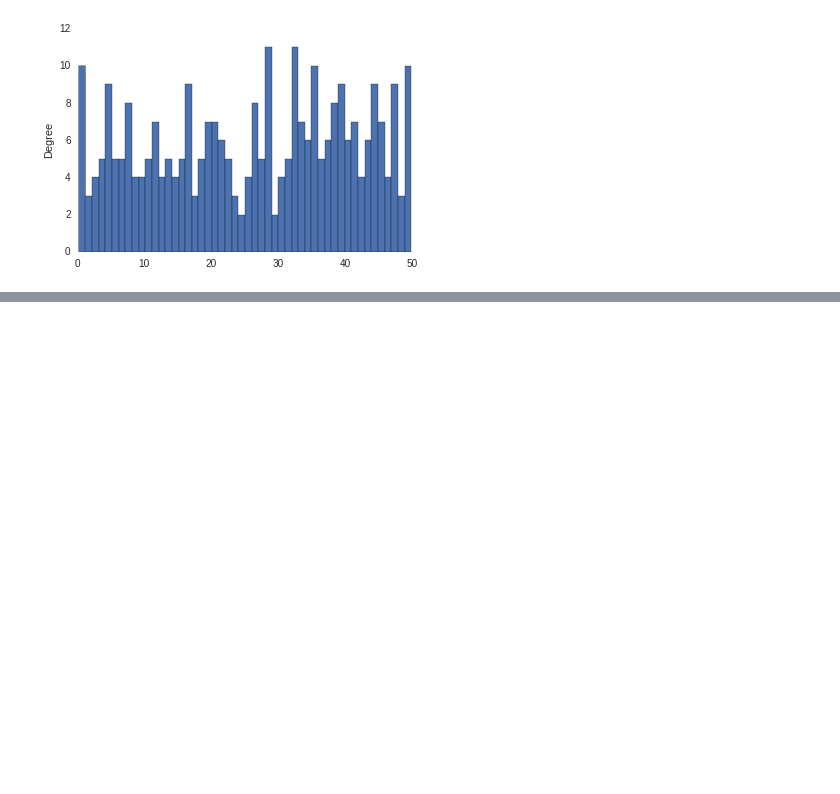
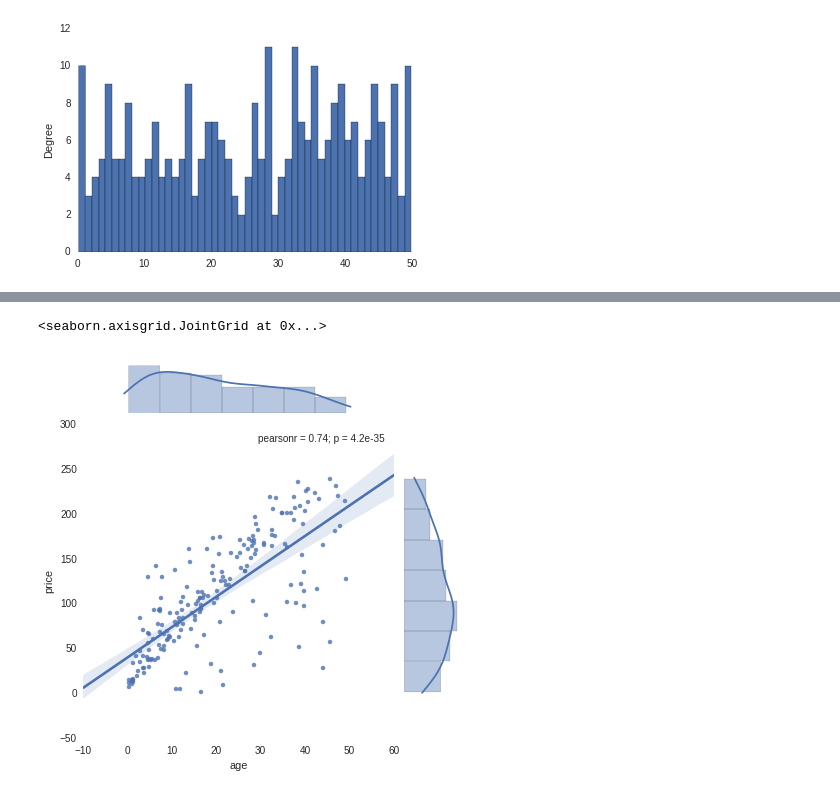
Before and after one commit to RawIron/data-hacks, a Jupyter notebook: collective_intelligence.ipynb, the cells around one changed output, grey strips where cells are left out. Drawn from its saved outputs; the diff is of its cells as text; code cells hidden in the pictures; blank space fills up the shorter version.

```diff
--- a/collective_intelligence.ipynb
+++ b/collective_intelligence.ipynb
@@ -63,0 +77,6 @@ wines.age.plot(kind='hist', bins=50)
+# %%
+wine_is_good = wines.price > 0
+sns.jointplot(x=wines[wine_is_good].age, y=wines[wine_is_good].price)
+# %% [output]
+<seaborn.axisgrid.JointGrid at 0x...>
+[figure, added]
```
Also changed, not shown: parts of 5 cells of this notebook.
